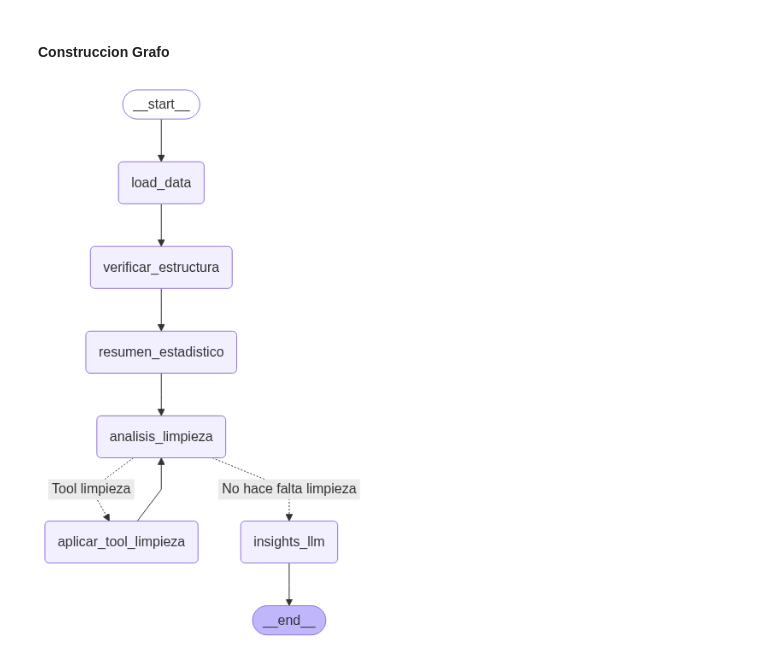
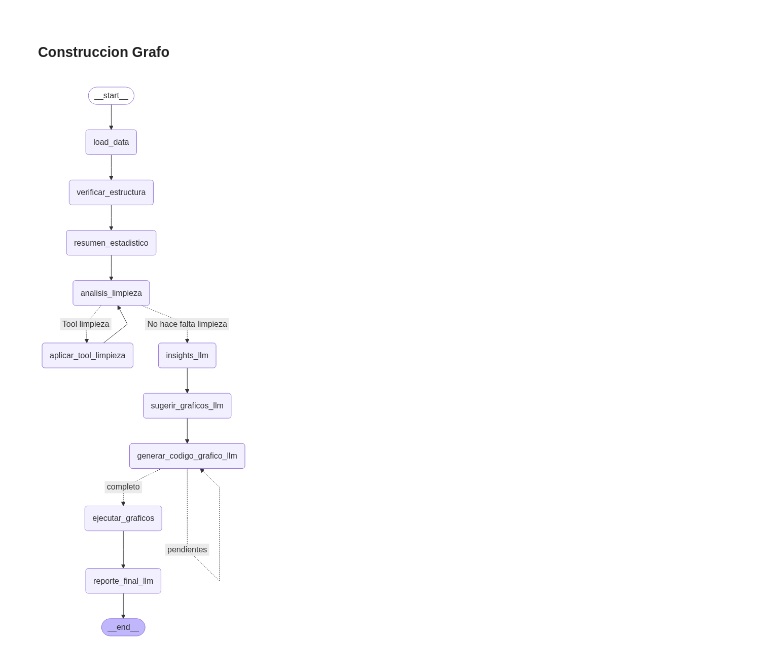
Before and after one commit to Manuel-Dominguez-ds/ChatEDA, a Jupyter notebook: first.ipynb, the cells around one changed output. Cells and saved outputs as stored; diff of their text form; code cells hidden in the pictures.

```diff
--- a/first.ipynb
+++ b/first.ipynb
@@ -20,7 +20,11 @@ class AgentState(TypedDict, total=False):
     insights: str                      # Insights del LLM
     limpieza:str
     historial_limpieza:list# Limpieza del LLM
+
     visualizaciones: list              # Sugerencias de plots
+    graficos_generados : list  # Gráficos generados
+    graficos: list                     # Gráficos generados
+
     modelo_sugerido: dict              # Clasificación o regresión
     reporte_final: str
     errores: list        # Errores encontrados
@@ -971,0 +1101,23 @@ def insights_llm(state: AgentState) -> AgentState:
+# %%
+def routing_graficos(state: AgentState) -> str:
+    """
+    Verifica si faltan gráficos por generar.
+    Devuelve:
+        - 'pendientes' si aún hay gráficos sin código
+        - 'completo' si todos los códigos fueron generados
+    """
+    total_sugeridos = len(state['visualizaciones'])
+    total_generados = len(state['graficos'])
+
+    print("\n" + "="*80)
+    print("🔀 NODO CONDICIONAL: routing_graficos")
+    print(f"📊 Visualizaciones sugeridas: {total_sugeridos}")
+    print(f"✅ Gráficos con código generado: {total_generados}")
+    print("="*80)
+
+    if total_generados < total_sugeridos:
+        print("➡️ Faltan gráficos por generar: volver a generar_codigo_grafico_llm")
+        return "pendientes"
+    else:
+        print("✅ Todos los gráficos fueron generados")
+        return "completo"
@@ -974,32 +1282,43 @@ def insights_llm(state: AgentState) -> AgentState:
 # %%
 from langgraph.graph import END
 graph = StateGraph(AgentState)
 
 
 graph.add_node("load_data", load_data)
 graph.add_node("verificar_estructura", verificar_estructura)
 graph.add_node("resumen_estadistico", resumen_estadistico)
 graph.add_node("analisis_limpieza", analisis_limpieza)
 graph.add_node("aplicar_tool_limpieza", aplicar_tool_limpieza)
 graph.add_node("insights_llm", insights_llm)
+graph.add_node('sugerir_graficos_llm', sugerir_graficos_llm)
+graph.add_node('generar_codigo_grafico_llm', generar_codigo_grafico_llm)
+graph.add_node('ejecutar_graficos', ejecutar_graficos)
+graph.add_node('reporte_final_llm', reporte_final_llm)
 
 graph.add_edge(START, "load_data")
 graph.add_edge("load_data", "verificar_estructura")
 graph.add_edge("verificar_estructura", "resumen_estadistico")
 graph.add_edge("resumen_estadistico", "analisis_limpieza")
 graph.add_conditional_edges(
     "analisis_limpieza",
     route_analisis_limpieza,
     {"No hace falta limpieza":"insights_llm",
      "Tool limpieza":"aplicar_tool_limpieza"})
 graph.add_edge("aplicar_tool_limpieza", "analisis_limpieza")
-graph.add_edge("insights_llm",END)
-
+graph.add_edge("insights_llm", "sugerir_graficos_llm")
+graph.add_edge("sugerir_graficos_llm", "generar_codigo_grafico_llm")
+graph.add_conditional_edges(
+    "generar_codigo_grafico_llm",
+    routing_graficos,
+    {"pendientes": "generar_codigo_grafico_llm", "completo": "ejecutar_graficos"}
+)
+graph.add_edge("ejecutar_graficos", "reporte_final_llm")
+graph.add_edge("reporte_final_llm", END)
 
 react_graph = graph.compile()
 Image(react_graph.get_graph().draw_mermaid_png())
 # %% [output]
-[figure, old version]
+[figure, new version]
 # %%
 SYSTEM_PROMPT= '''Sos un asistente experto en limpieza y preparación de datos para análisis y machine learning.
 
```
Also changed, not shown: parts of 11 cells of this notebook, 7 other files.
